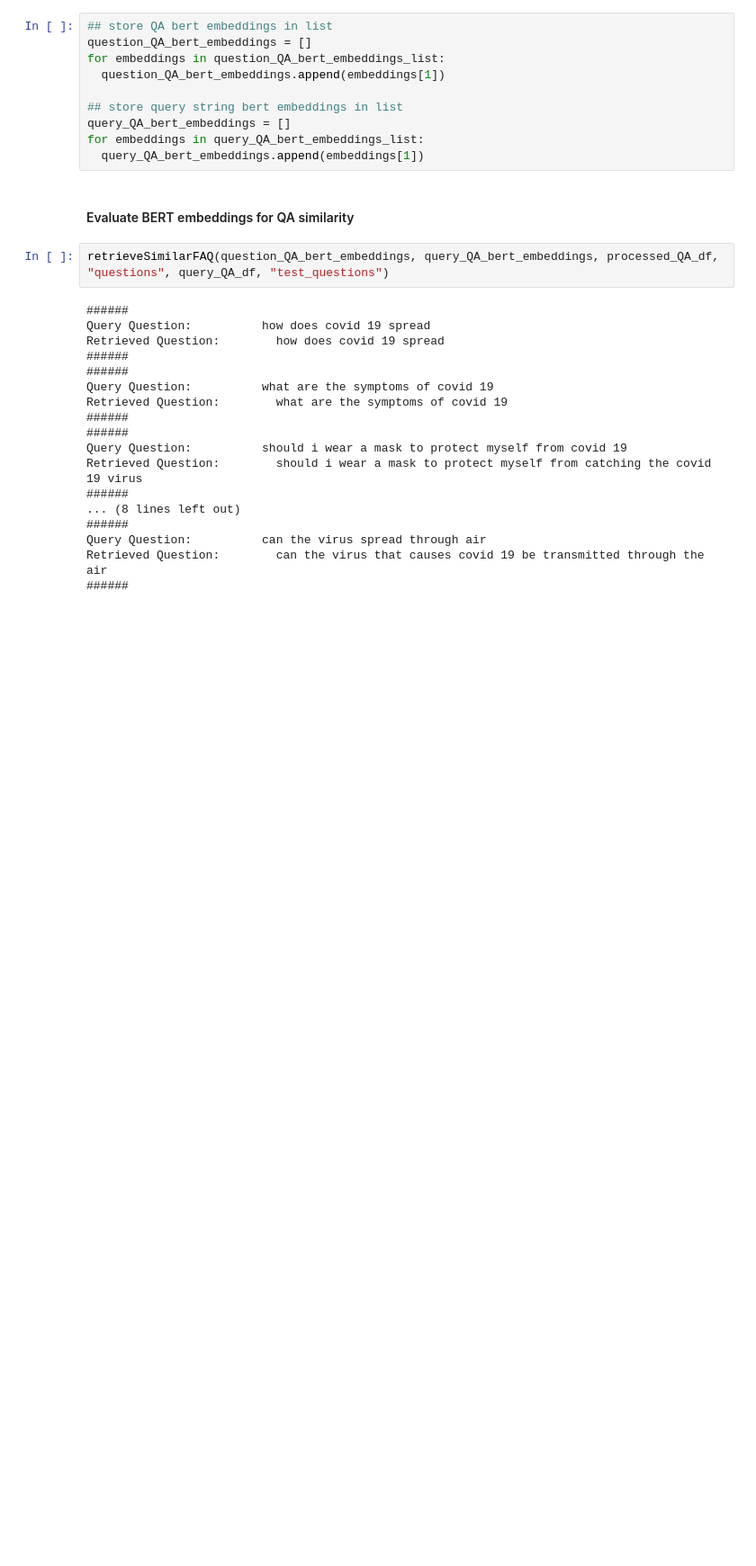
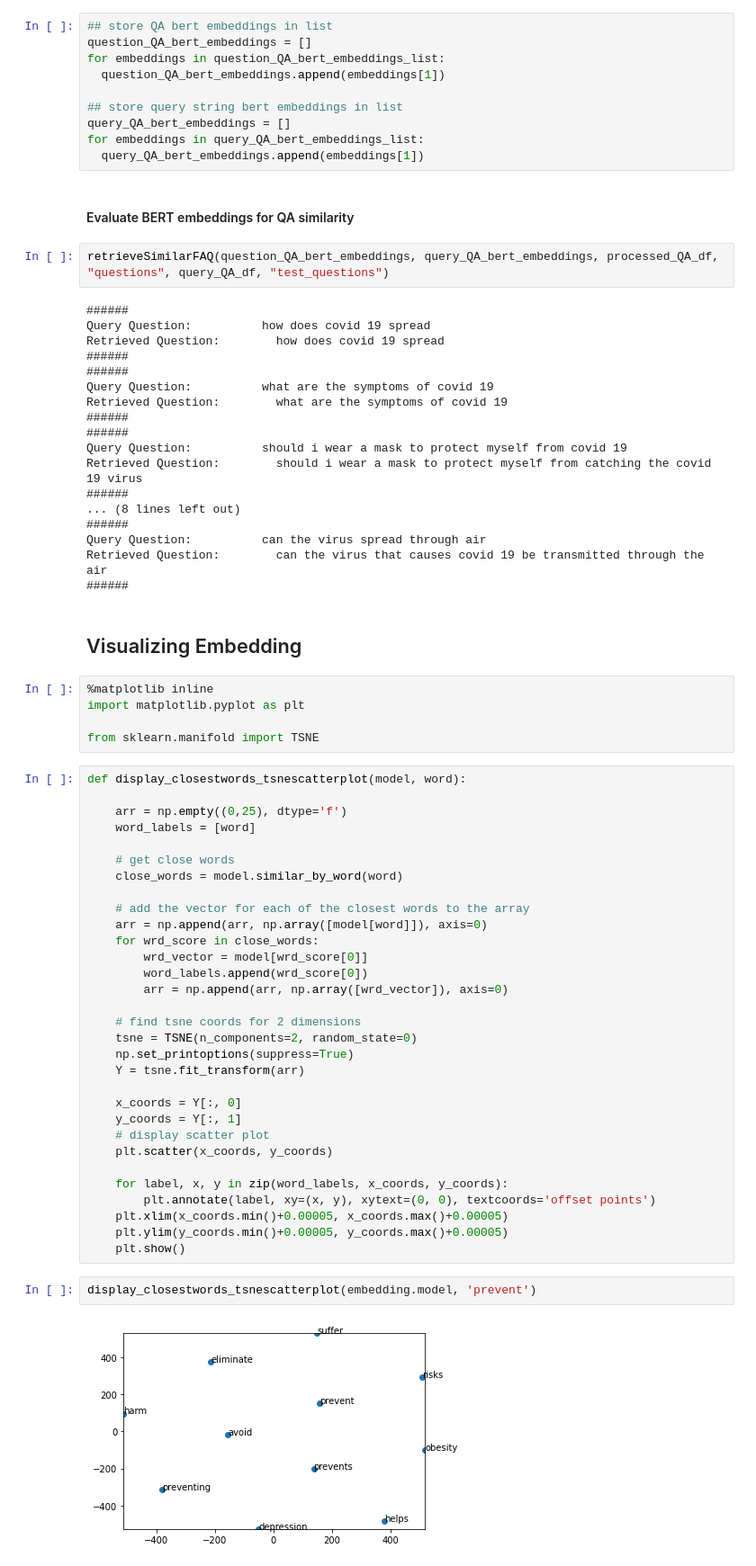
Before and after one commit to narendraprasath/COVID-19-FAQ-Question-Answering-Bot, a Jupyter notebook: FAQ_based_Question_&_Answering_System.ipynb, the cells around one changed output. Shown: that part at 90% size. Cells and saved outputs as stored; diff of their text form; blank space fills up the shorter version.

Commit message:
added embeddings visualization

```diff
--- a/FAQ_based_Question_&_Answering_System.ipynb
+++ b/FAQ_based_Question_&_Answering_System.ipynb
@@ -500,3 +500,45 @@ Retrieved Question:        should i wear a mask to protect myself from catching
 Query Question:          can the virus spread through air
 Retrieved Question:        can the virus that causes covid 19 be transmitted through the air
 ######
+# %% [markdown]
+## Visualizing Embedding
+# %%
+%matplotlib inline
+import matplotlib.pyplot as plt
+
+from sklearn.manifold import TSNE
+# %%
+def display_closestwords_tsnescatterplot(model, word):
+
+    arr = np.empty((0,25), dtype='f')
+    word_labels = [word]
+
+    # get close words
+    close_words = model.similar_by_word(word)
+
+    # add the vector for each of the closest words to the array
+    arr = np.append(arr, np.array([model[word]]), axis=0)
+    for wrd_score in close_words:
+        wrd_vector = model[wrd_score[0]]
+        word_labels.append(wrd_score[0])
+        arr = np.append(arr, np.array([wrd_vector]), axis=0)
+
+    # find tsne coords for 2 dimensions
+    tsne = TSNE(n_components=2, random_state=0)
+    np.set_printoptions(suppress=True)
+    Y = tsne.fit_transform(arr)
+
+    x_coords = Y[:, 0]
+    y_coords = Y[:, 1]
+    # display scatter plot
+    plt.scatter(x_coords, y_coords)
+
+    for label, x, y in zip(word_labels, x_coords, y_coords):
+        plt.annotate(label, xy=(x, y), xytext=(0, 0), textcoords='offset points')
+    plt.xlim(x_coords.min()+0.00005, x_coords.max()+0.00005)
+    plt.ylim(y_coords.min()+0.00005, y_coords.max()+0.00005)
+    plt.show()
+# %%
+display_closestwords_tsnescatterplot(embedding.model, 'prevent')
+# %% [output]
+[figure, added]
```
Also changed, not shown: parts of 5 cells of this notebook, 2 other files.
